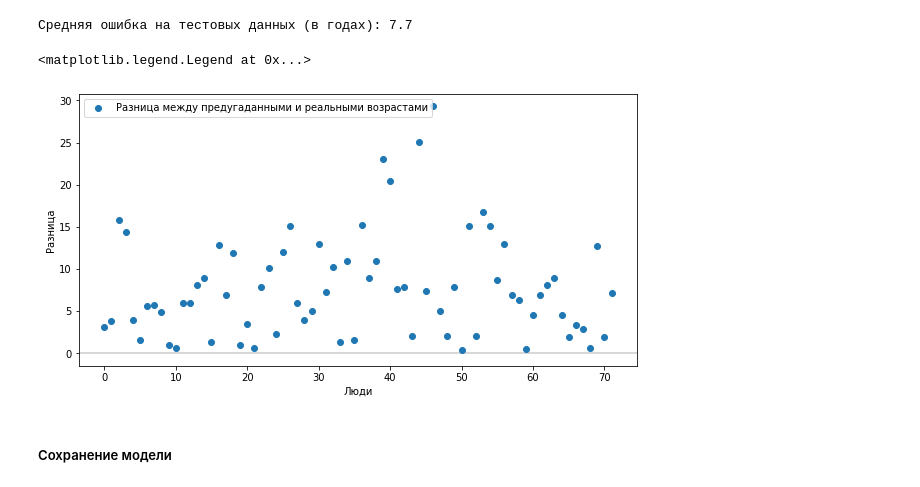
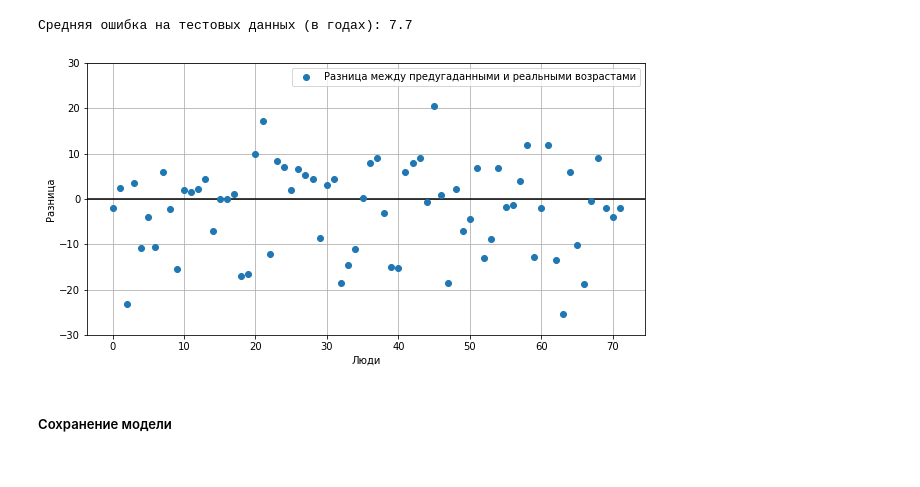
Before and after one commit to gaskeo/yandex-lyceum-selection-round, a Jupyter notebook: main.ipynb, the cells around one changed output. Drawn from its saved outputs; the diff is of its cells as text; code cells hidden in the pictures.

```diff
--- a/main.ipynb
+++ b/main.ipynb
@@ -367,18 +395,21 @@ print('Средняя ошибка на тестовых данных (в год
 # %%
 fig, ax = plt.subplots(1, 1)
 fig.set_size_inches(10, 5)
 
 predicts = model.predict(x_test)
 
-ax.axhline(0, color='#ccc')
-ax.plot(np.absolute(predicts / AGE_NORMALIZER - y_test / AGE_NORMALIZER), label='Разница между предугаданными и реальными возрастами', linewidth=0, markersize=6, marker='o')
+ax.axhline(0, color='#000')
+ax.plot(predicts / AGE_NORMALIZER - y_test / AGE_NORMALIZER, label='Разница между предугаданными и реальными возрастами', linewidth=0, markersize=6, marker='o')
 
 ax.set_xlabel('Люди')
 ax.set_ylabel('Разница')
+ax.set_yticks(range(-30, 31, 10))
+ax.grid(True)
 ax.legend()
+
+plt.show()
 # %% [output]
-<matplotlib.legend.Legend at 0x...>
-[figure, old version]
+[figure, new version]
 # %% [markdown]
 ##### Сохранение модели
 # %%
```
Also changed, not shown: parts of 22 cells of this notebook.
